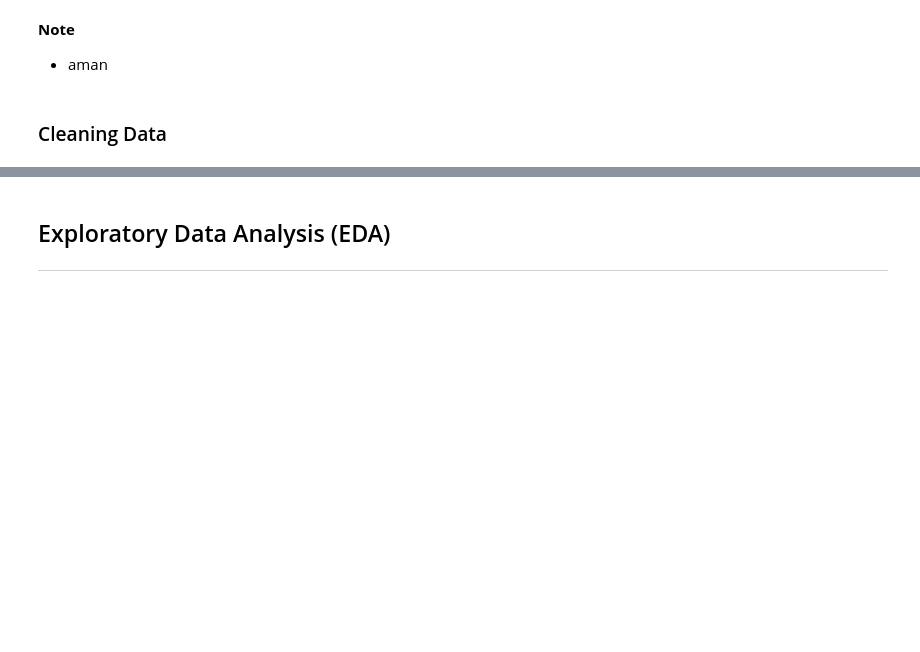
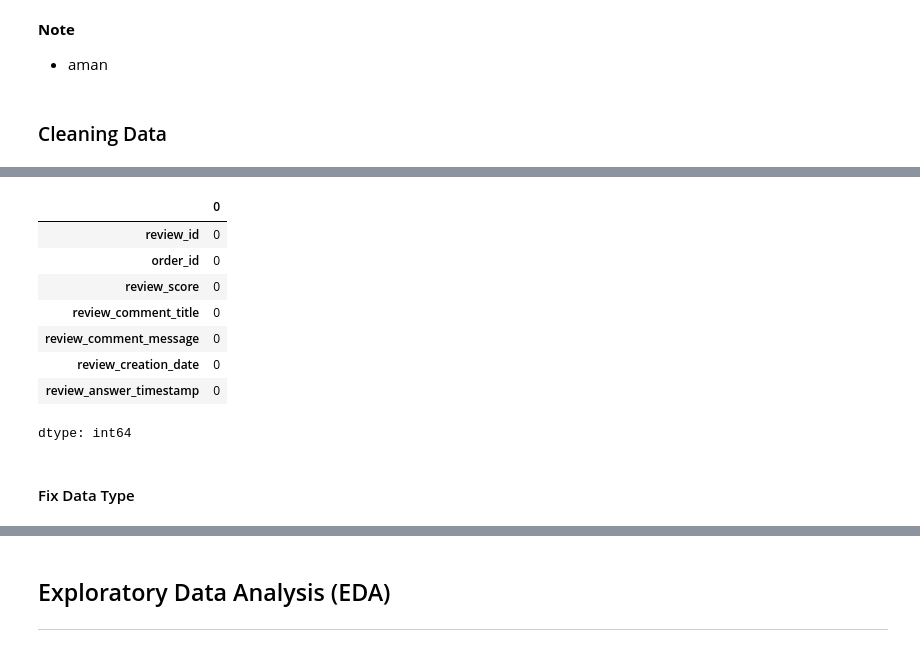
Before and after one commit to ralik45/E-Commerce-Analysis, a Jupyter notebook: Submission.ipynb, the cells around one changed output, grey strips where cells are left out. Drawn from its saved outputs; the diff is of its cells as text; code cells hidden in the pictures; blank space fills up the shorter version.

```diff
--- a/Submission.ipynb
+++ b/Submission.ipynb
@@ -789,0 +827,4 @@ Jumlah duplikasi:  0
+# %%
+order_reviews_df['review_comment_title'].fillna('Unknown', inplace=True)
+
+order_reviews_df['review_comment_message'].fillna('Unknown', inplace=True)
@@ -789,0 +844,14 @@ Jumlah duplikasi:  0
+# %%
+order_reviews_df.isna().sum()
+# %% [output]
+|  | 0 |
+| review_id | 0 |
+| order_id | 0 |
+| review_score | 0 |
+| review_comment_title | 0 |
+| review_comment_message | 0 |
+| review_creation_date | 0 |
+| review_answer_timestamp | 0 |
+dtype: int64
+# %% [markdown]
+#### Fix Data Type
```
Also changed, not shown: parts of 33 cells of this notebook.
